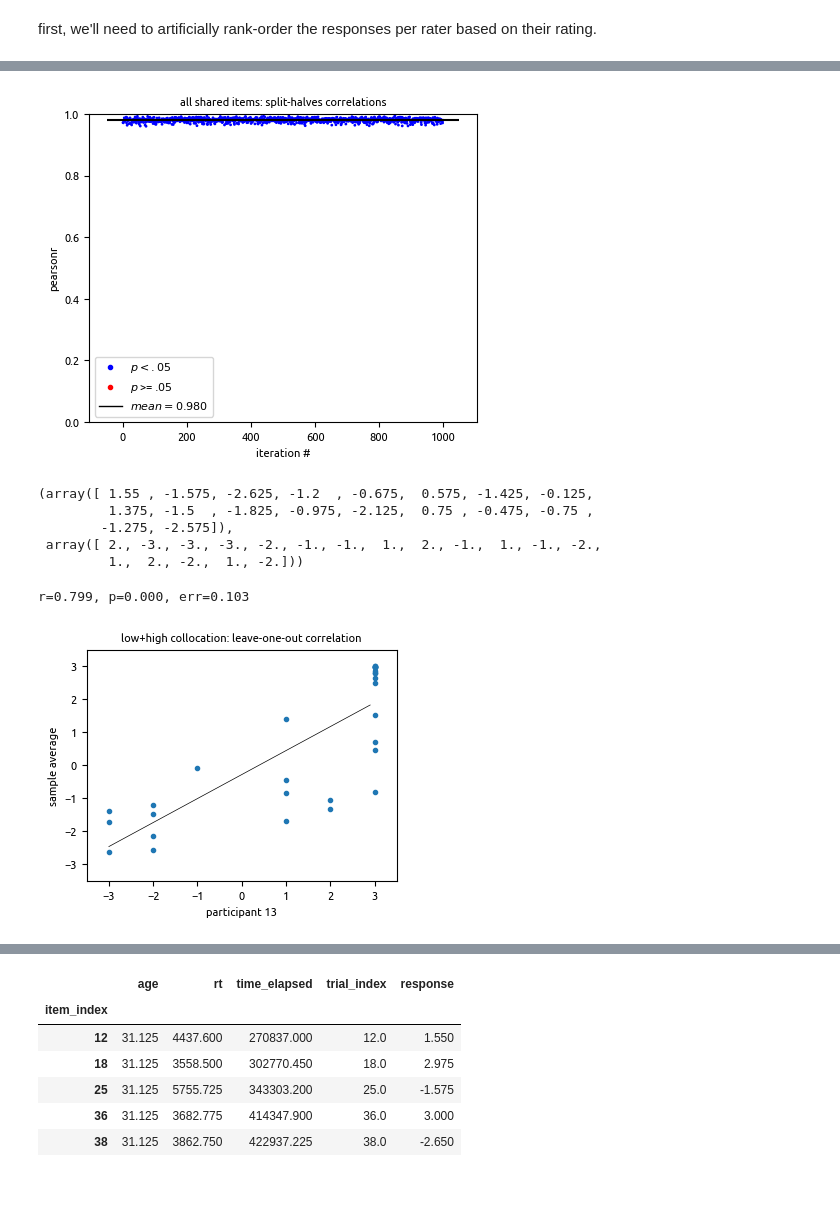
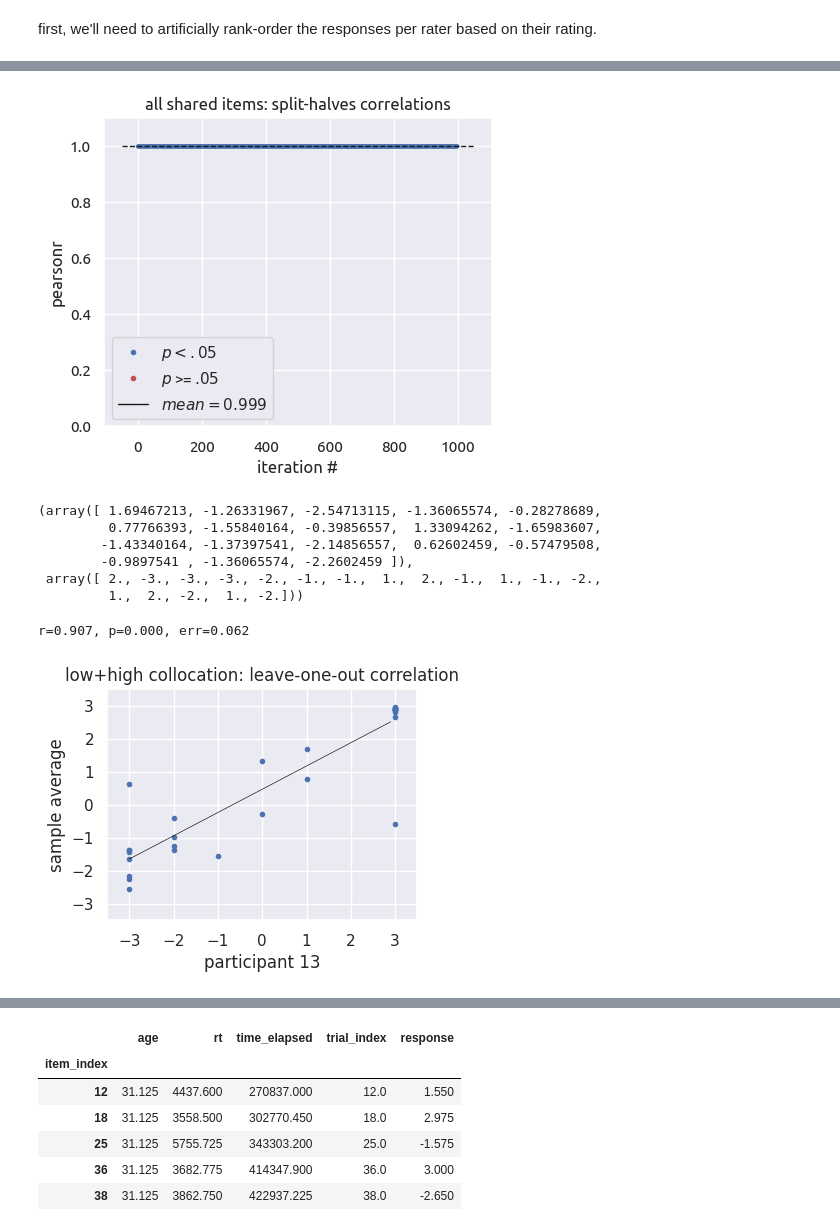
Before and after one commit to roccoflint/composlang_ud, a Jupyter notebook: notebooks/process_prolific.ipynb, the cells around one changed output, grey strips where cells are left out. Drawn from its saved outputs; the diff is of its cells as text; code cells hidden in the pictures; blank space fills up the shorter version.

Commit message:
I am going to track some notebooks and data...

```diff
--- a/notebooks/process_prolific.ipynb
+++ b/notebooks/process_prolific.ipynb
@@ -1,17 +1,22 @@
 # %% [markdown]
 # Preamble
 # %%
+import yaml
 import random
 import json
 import pandas as pd
+import seaborn as sns
 import numpy as np
 import typing
 from pathlib import Path
-from collections import Counter
+from collections import Counter, defaultdict
 import matplotlib
 from matplotlib import pyplot as plt
 from functools import reduce
 import kendall_w.kendall_w as kw
 import scipy.stats
+from tqdm.auto import tqdm
+
+sns.set_theme()
 # %% [markdown]
 ## Functions to process individual subjects and find subjects within directory
@@ -175,0 +204,3 @@ plt.show()
+# %%
+df2 = pd.read_csv("cleaned_data/composlang-beh_no-dupes.csv")
+df2
@@ -410,7 +532,7 @@ stats, pvals = [], []
 for i in range(N):
     # pr = split_halves_corr(df[df.trial_type.isin([trial_type])], random_state=i)
     # stat, pval = pr.statistic, pr.pvalue
-    x, y = split_halves_corr(df[df.trial_type.isin(trial_types)], random_state=i)
+    x, y = split_halves_corr(df2[df2.trial_type.isin(trial_types)], random_state=i)
     slope, intercept, r, p, err = scipy.stats.linregress(x, y)
 
     stats += [r]
@@ -426,17 +548,23 @@ f, a = plt.subplots(figsize=(5, 4))
 scatter = a.scatter(
     np.arange(N),
     stats,
-    s=1,
+    s=3,
     c=c_ix,  # cmap=cmap, # label=np.where(c_ix == 1, '$p<.05$', '$p>=.05$')
 )
 hlines = a.hlines(
-    [np.mean(stats)], xmin=-N / 20, xmax=N + N / 20, colors=["k"], label="mean={}"
+    [np.mean(stats)],
+    xmin=-N / 20,
+    xmax=N + N / 20,
+    colors=["k"],
+    label="mean={}",
+    lw=1,
+    linestyles="--",
 )
 
 a.set(
     ylabel="pearsonr",
     xlabel="iteration #",
-    ylim=(0, 1),
+    ylim=(0, 1.1),
     title="all shared items: split-halves correlations",
 )
 
@@ -451,34 +579,38 @@ a.legend(handles=legend_elements)
 
 plt.show()
 # %% [output]
-[figure, old version]
+[figure, new version]
 # %%
-x, y = leave_one_out_corr(df[df.trial_type.isin(["anti"])], '60b8db5feb283b86cce8de9f')
+x, y = leave_one_out_corr(
+    df2[df2.trial_type.isin(["anti"])], "60b8db5feb283b86cce8de9f"
+)
 x, y
 # %% [output]
-(array([ 1.55 , -1.575, -2.625, -1.2  , -0.675,  0.575, -1.425, -0.125,
-         1.375, -1.5  , -1.825, -0.975, -2.125,  0.75 , -0.475, -0.75 ,
-        -1.275, -2.575]),
+(array([ 1.69467213, -1.26331967, -2.54713115, -1.36065574, -0.28278689,
+         0.77766393, -1.55840164, -0.39856557,  1.33094262, -1.65983607,
+        -1.43340164, -1.37397541, -2.14856557,  0.62602459, -0.57479508,
+        -0.9897541 , -1.36065574, -2.2602459 ]),
  array([ 2., -3., -3., -3., -2., -1., -1.,  1.,  2., -1.,  1., -1., -2.,
          1.,  2., -2.,  1., -2.]))
 # %%
 f, a = plt.subplots(figsize=(4, 3))
 
-subj_id = df.subject_id.unique()[13]
-y, x = leave_one_out_corr(df[df.trial_type.isin(["anti", "gold"])], subj_id)
+subj_id = df2.subject_id.unique()[13]
+y, x = leave_one_out_corr(df2[df2.trial_type.isin(["anti", "gold"])], subj_id)
 slope, intercept, r, p, err = scipy.stats.linregress(x, y)
 
 a.plot(x, y, ".")
 a.plot((xs := np.arange(-3, 3, 0.1)), intercept + slope * xs, "k-", linewidth=0.5)
 a.set(
     xlim=(-3.5, 3.5),
     ylim=(-3.5, 3.5),
     title="low+high collocation: leave-one-out correlation",
     ylabel="sample average",
     xlabel=f"participant {subject_to_ix[subj_id]}",
+    xticks=np.arange(-3, 4),
 )
 
 print(f"r={r:.3f}, p={p:.3f}, err={err:.3f}")
 # %% [output]
-r=0.799, p=0.000, err=0.103
+r=0.907, p=0.000, err=0.062
-[figure, old version]
+[figure, new version]
```
Also changed, not shown: parts of 48 cells of this notebook, 7 other files.
